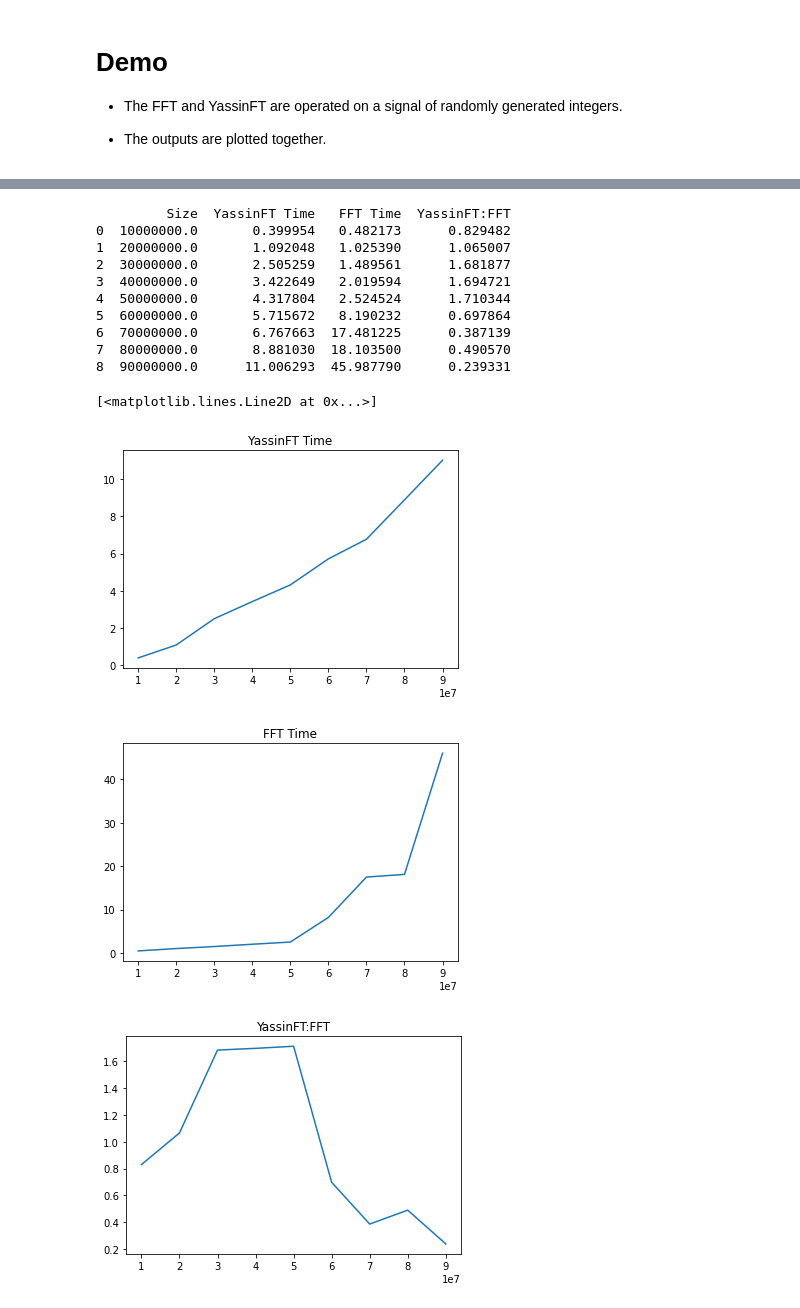
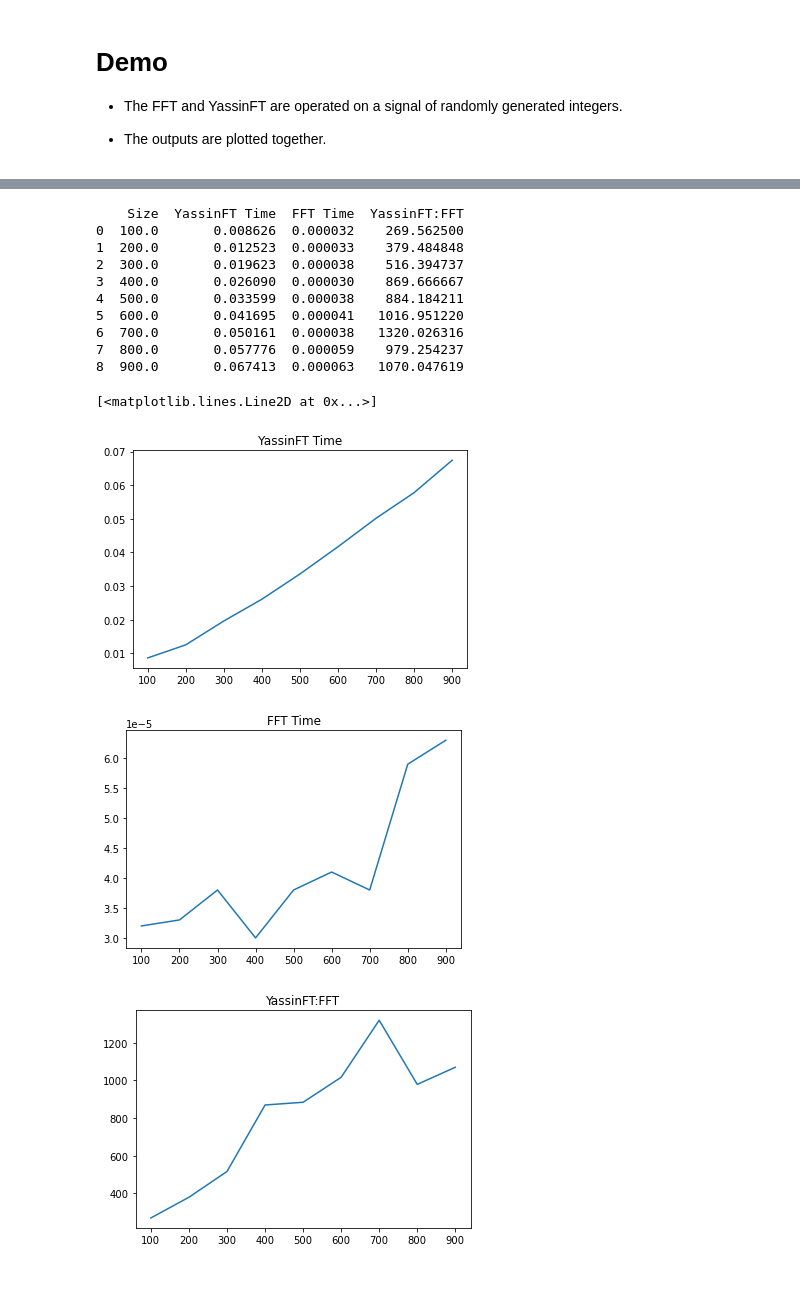
Before and after one commit to yassinkortam/ece113_hw, a Jupyter notebook: yassinft.ipynb, the cells around one changed output, grey strips where cells are left out. Drawn from its saved outputs; the diff is of its cells as text; code cells hidden in the pictures; blank space fills up the shorter version.

```diff
--- a/yassinft.ipynb
+++ b/yassinft.ipynb
@@ -22,7 +22,7 @@ import pandas as pd
 from datetime import datetime
 
 #Constants
-signal_size = 10 #Size of the signal in the demo
+signal_size = 20 #Size of the signal in the demo
 # %% [markdown]
 # Abstract
 The DTFT of any signal can be written as the summation of complex exponentials.
@@ -33,31 +33,27 @@ The DTFT of any signal can be written as the summation of complex exponentials.
 
 - Given linearity property of DTFT
 # %%
-#Evaluate the Yassin Fourier Transform
-def yassinft(x):
+#The Yassin Fourier Transform (function of frequency) O(n)
+def yassinft(x, omega):
 
     #Execute time shifting property on all the coeffecients
     #Using numexpr library to save time
 
     #Generate the exponents in a time effecient way
-    w = np.arange(0, 2*np.pi, 2*np.pi/x.size)
-    k = np.arange(0, w.size, 1) #reference w.size to overlook small numerical error
-    powers = ne.evaluate('w*k*-1')
+    k = np.arange(0, x.size, 1) #reference w.size to overlook small numerical error
 
-    #Use euler formula to save time
-    re = ne.evaluate('cos(powers)')
-    im = 1j*ne.evaluate('sin(powers)')
-    matrix = ne.evaluate('re + im')
-
-    #Checks for numerical errors
-    if x.size == matrix.size:
-        matrix = ne.evaluate('x*matrix')
-    else:
-        x = np.append(x, 1)
-        matrix = ne.evaluate('x*matrix')
+    powers = ne.evaluate('-1*omega*k')
+    re = ne.evaluate('x*cos(powers)')
+    im = ne.evaluate('x*sin(powers)')
+    w_matrix = ne.evaluate('re + im')
 
     #Dot product of the yassinft matrix with all ones matrix
-    return ne.evaluate('sum(matrix)')
+    return ne.evaluate('sum(w_matrix)')
+
+#Evaluate Yassin Fourier Transform O(n^2)
+def yft(x):
+    omegas = np.arange(0, 2*np.pi, 2*np.pi/x.size)
+    return np.array([yassinft(x, omega) for omega in omegas])
 # %% [markdown]
 # Demo
 
@@ -97,55 +98,55 @@ In theory, the YassinFT has O(n) time complexity while FFT has O(nlog(n)) time c
 # %%
 logs = {'Size':[],'YassinFT Time':[], 'FFT Time':[], 'YassinFT:FFT':[]}
-for i in np.arange(1E7, 1E8, 1E7):
+for i in np.arange(1E2, 1E3, 1E2):
 
     #Generate signal
     x = np.random.randint(100,size=int(i))
 
     #YassinFT
     start = datetime.now()
-    ft = yassinft(x)
+    ft = yft(x)
     end = datetime.now()
     yassinFTTime = end - start
 
     #FFT
     start = datetime.now()
     ft2 = np.fft.fft(x)
     end = datetime.now()
     fftTime = end - start
 
     logs['Size'].append(i)
     logs['YassinFT Time'].append(yassinFTTime.total_seconds())
     logs['FFT Time'].append(fftTime.total_seconds())
     logs['YassinFT:FFT'].append(yassinFTTime.total_seconds()/fftTime.total_seconds())
 
 logs = pd.DataFrame(logs)
 print(logs)
 
 plt.figure()
 plt.title("YassinFT Time")
 plt.plot(logs['Size'], logs['YassinFT Time'])
 
 plt.figure()
 plt.title("FFT Time")
 plt.plot(logs['Size'], logs['FFT Time'])
 
 plt.figure()
 plt.title("YassinFT:FFT")
 plt.plot(logs['Size'], logs['YassinFT:FFT'])
 # %% [output]
-         Size  YassinFT Time   FFT Time  YassinFT:FFT
-0  10000000.0       0.399954   0.482173      0.829482
-1  20000000.0       1.092048   1.025390      1.065007
-2  30000000.0       2.505259   1.489561      1.681877
-3  40000000.0       3.422649   2.019594      1.694721
-4  50000000.0       4.317804   2.524524      1.710344
-5  60000000.0       5.715672   8.190232      0.697864
-6  70000000.0       6.767663  17.481225      0.387139
-7  80000000.0       8.881030  18.103500      0.490570
-8  90000000.0      11.006293  45.987790      0.239331
+    Size  YassinFT Time  FFT Time  YassinFT:FFT
+0  100.0       0.008626  0.000032    269.562500
+1  200.0       0.012523  0.000033    379.484848
+2  300.0       0.019623  0.000038    516.394737
+3  400.0       0.026090  0.000030    869.666667
+4  500.0       0.033599  0.000038    884.184211
+5  600.0       0.041695  0.000041   1016.951220
+6  700.0       0.050161  0.000038   1320.026316
+7  800.0       0.057776  0.000059    979.254237
+8  900.0       0.067413  0.000063   1070.047619
 [<matplotlib.lines.Line2D at 0x...>]
-[figure, old version]
+[figure, new version]
-[figure, old version]
+[figure, new version]
-[figure, old version]
+[figure, new version]
 # %% [markdown]
 # Conclusion
```
Also changed, not shown: parts of 3 cells of this notebook.
